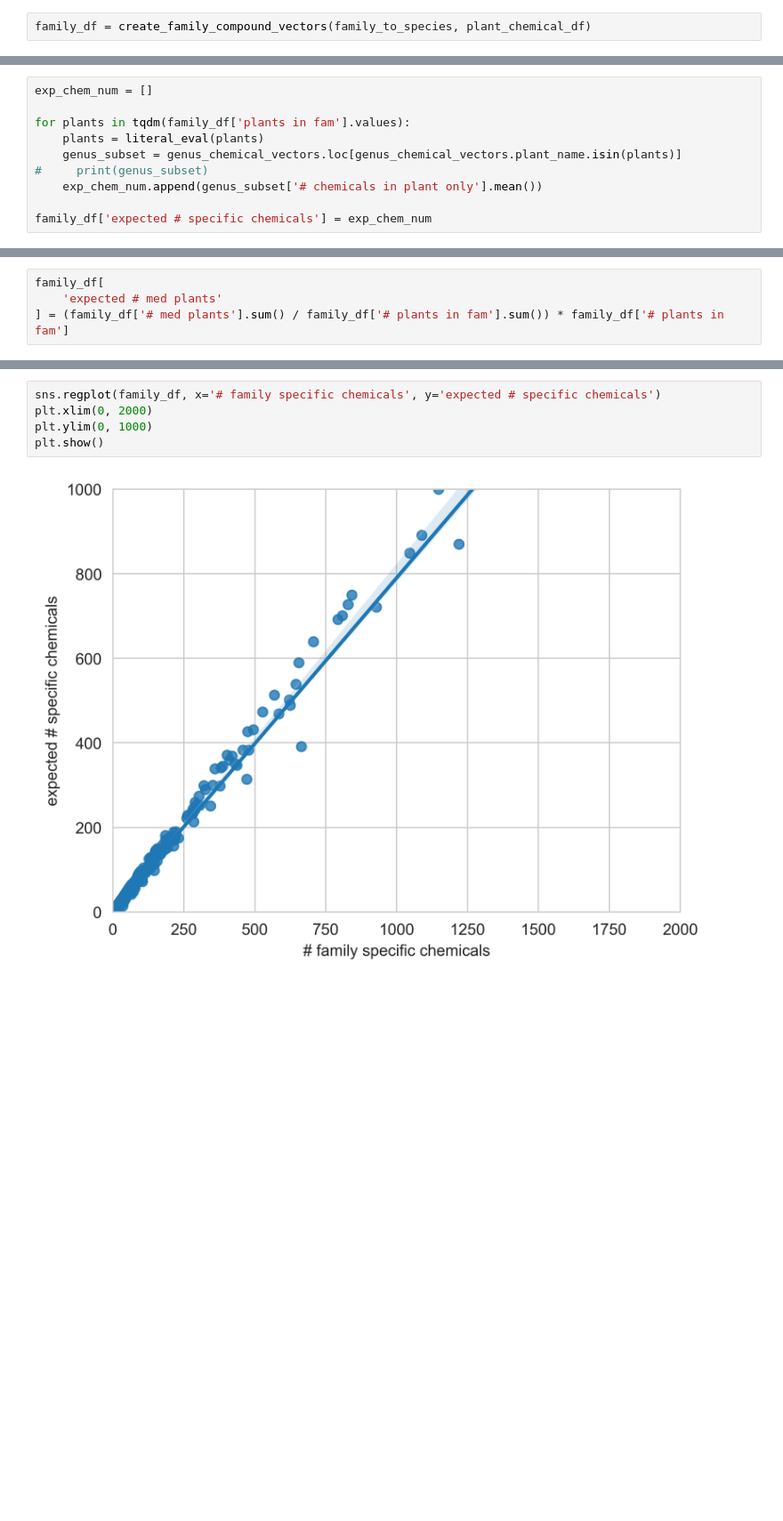
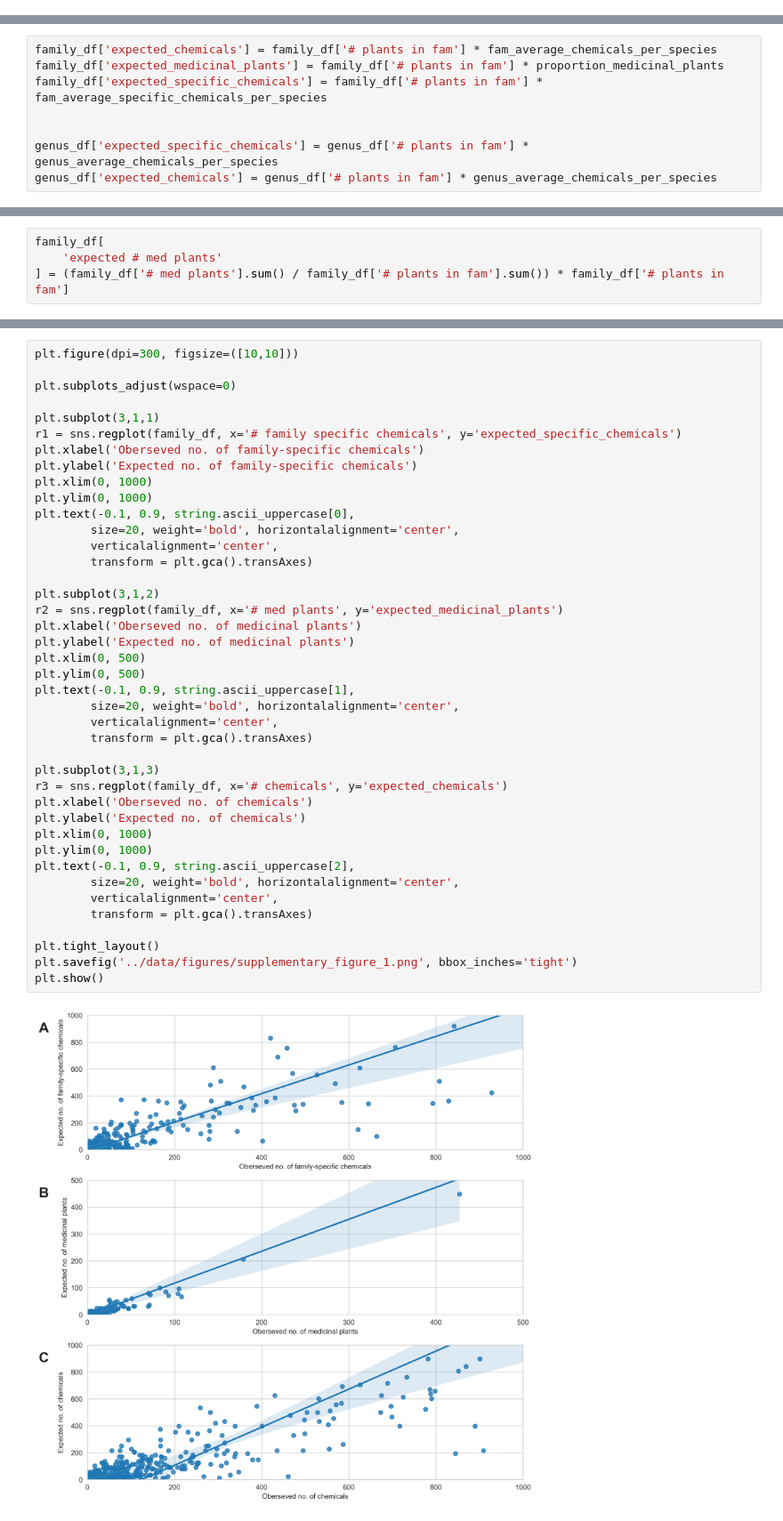
Before and after one commit to enveda/plant-chemical-space, a Jupyter notebook: notebooks/8_plant_chemical_space_analysis.ipynb, the cells around one changed output, grey strips where cells are left out. Shown at 89% size. Drawn from its saved outputs; the diff is of its cells as text; blank space fills up the shorter version.

```diff
--- a/notebooks/8_plant_chemical_space_analysis.ipynb
+++ b/notebooks/8_plant_chemical_space_analysis.ipynb
@@ -132,3 +86 @@ def create_family_compound_vectors(family_mapper: dict, df: pd.DataFrame):
-# %%
-family_df = create_family_compound_vectors(family_to_species, plant_chemical_df)
 # %%
@@ -211,10 +138,8 @@ from ast import literal_eval
 # %%
-exp_chem_num = []
+family_df['expected_chemicals'] = family_df['# plants in fam'] * fam_average_chemicals_per_species
+family_df['expected_medicinal_plants'] = family_df['# plants in fam'] * proportion_medicinal_plants
+family_df['expected_specific_chemicals'] = family_df['# plants in fam'] * fam_average_specific_chemicals_per_species
 
-for plants in tqdm(family_df['plants in fam'].values):
-    plants = literal_eval(plants)
-    genus_subset = genus_chemical_vectors.loc[genus_chemical_vectors.plant_name.isin(plants)]
-#     print(genus_subset)
-    exp_chem_num.append(genus_subset['# chemicals in plant only'].mean())
 
-family_df['expected # specific chemicals'] = exp_chem_num
+genus_df['expected_specific_chemicals'] = genus_df['# plants in fam'] * genus_average_chemicals_per_species
+genus_df['expected_chemicals'] = genus_df['# plants in fam'] * genus_average_chemicals_per_species
@@ -270,7 +185,43 @@ Power_divergenceResult(statistic=2242.2872965428287, pvalue=2.2074493463716094e-
 # %%
-sns.regplot(family_df, x='# family specific chemicals', y='expected # specific chemicals')
-plt.xlim(0, 2000)
+plt.figure(dpi=300, figsize=([10,10]))
+
+plt.subplots_adjust(wspace=0)
+
+plt.subplot(3,1,1)
+r1 = sns.regplot(family_df, x='# family specific chemicals', y='expected_specific_chemicals')
+plt.xlabel('Oberseved no. of family-specific chemicals')
+plt.ylabel('Expected no. of family-specific chemicals')
+plt.xlim(0, 1000)
 plt.ylim(0, 1000)
+plt.text(-0.1, 0.9, string.ascii_uppercase[0],
+        size=20, weight='bold', horizontalalignment='center',
+        verticalalignment='center',
+        transform = plt.gca().transAxes)
+
+plt.subplot(3,1,2)
+r2 = sns.regplot(family_df, x='# med plants', y='expected_medicinal_plants')
+plt.xlabel('Oberseved no. of medicinal plants')
+plt.ylabel('Expected no. of medicinal plants')
+plt.xlim(0, 500)
+plt.ylim(0, 500)
+plt.text(-0.1, 0.9, string.ascii_uppercase[1],
+        size=20, weight='bold', horizontalalignment='center',
+        verticalalignment='center',
+        transform = plt.gca().transAxes)
+
+plt.subplot(3,1,3)
+r3 = sns.regplot(family_df, x='# chemicals', y='expected_chemicals')
+plt.xlabel('Oberseved no. of chemicals')
+plt.ylabel('Expected no. of chemicals')
+plt.xlim(0, 1000)
+plt.ylim(0, 1000)
+plt.text(-0.1, 0.9, string.ascii_uppercase[2],
+        size=20, weight='bold', horizontalalignment='center',
+        verticalalignment='center',
+        transform = plt.gca().transAxes)
+
+plt.tight_layout()
+plt.savefig('../data/figures/supplementary_figure_1.png', bbox_inches='tight')
 plt.show()
 # %% [output]
-[figure, old version]
+[figure, new version]
```
Also changed, not shown: parts of 42 cells of this notebook.
